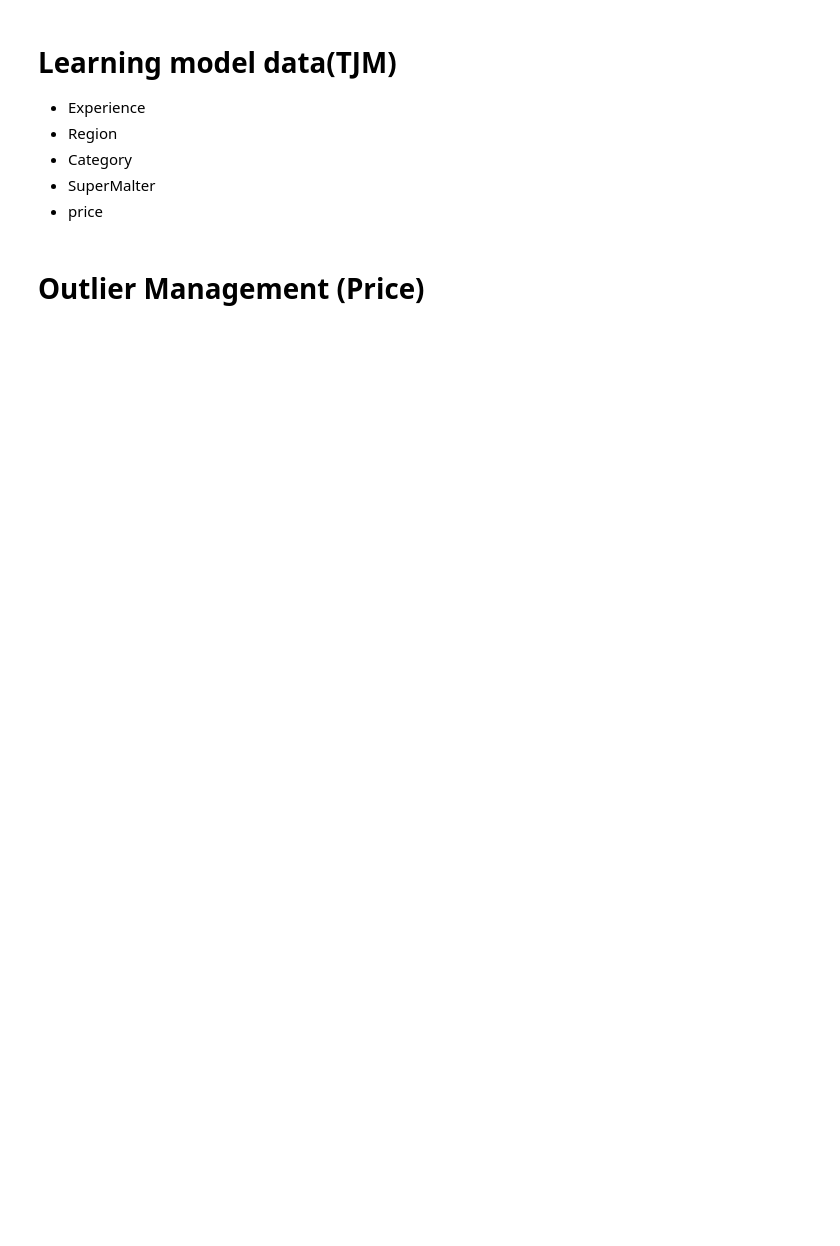
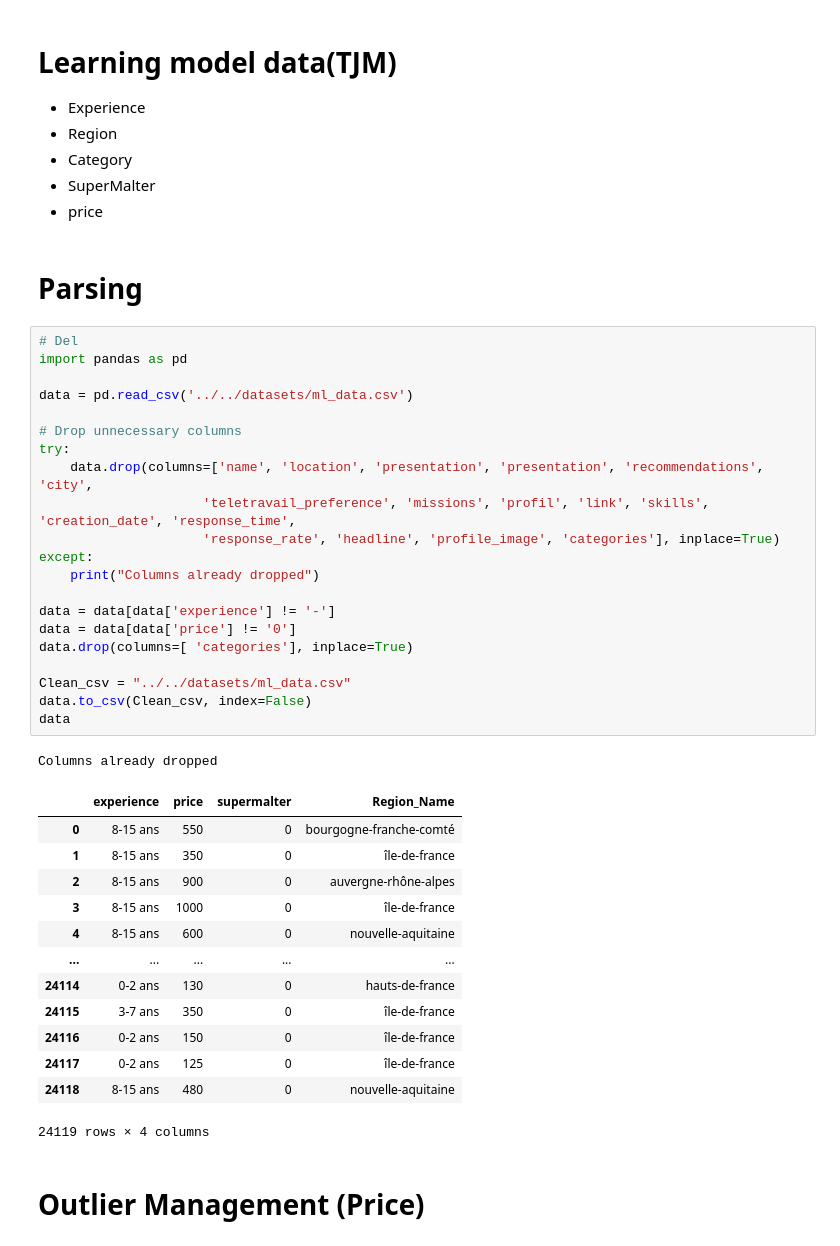
Before and after one commit to Luxchar/SuperMalter, a Jupyter notebook: data/src/machine_learning/pretreatment.ipynb, the cells around one changed output. Saved outputs shown, nothing was run; the diff lists cells and outputs as text; blank space fills up the shorter version.

```diff
--- a/data/src/machine_learning/pretreatment.ipynb
+++ b/data/src/machine_learning/pretreatment.ipynb
@@ -6,6 +6,44 @@
 * Category
 * SuperMalter
 * price
+# %% [markdown]
+# Parsing
+# %%
+# Del
+import pandas as pd
+
+data = pd.read_csv('../../datasets/ml_data.csv')
+
+# Drop unnecessary columns
+try:
+    data.drop(columns=['name', 'location', 'presentation', 'presentation', 'recommendations', 'city',
+                     'teletravail_preference', 'missions', 'profil', 'link', 'skills', 'creation_date', 'response_time',
+                     'response_rate', 'headline', 'profile_image', 'categories'], inplace=True)
+except:
+    print("Columns already dropped")
+
+data = data[data['experience'] != '-']
+data = data[data['price'] != '0']
+data.drop(columns=[ 'categories'], inplace=True)
+
+Clean_csv = "../../datasets/ml_data.csv"
+data.to_csv(Clean_csv, index=False)
+data
+# %% [output]
+Columns already dropped
+|  | experience | price | supermalter | Region_Name |
+| 0 | 8-15 ans | 550 | 0 | bourgogne-franche-comté |
+| 1 | 8-15 ans | 350 | 0 | île-de-france |
+| 2 | 8-15 ans | 900 | 0 | auvergne-rhône-alpes |
+| 3 | 8-15 ans | 1000 | 0 | île-de-france |
+| 4 | 8-15 ans | 600 | 0 | nouvelle-aquitaine |
+| ... | ... | ... | ... | ... |
+| 24114 | 0-2 ans | 130 | 0 | hauts-de-france |
+| 24115 | 3-7 ans | 350 | 0 | île-de-france |
+| 24116 | 0-2 ans | 150 | 0 | île-de-france |
+| 24117 | 0-2 ans | 125 | 0 | île-de-france |
+| 24118 | 8-15 ans | 480 | 0 | nouvelle-aquitaine |
+24119 rows × 4 columns
 # %% [markdown]
 # Outlier Management (Price)
 # %%
```
Also changed, not shown: parts of 4 cells of this notebook.
